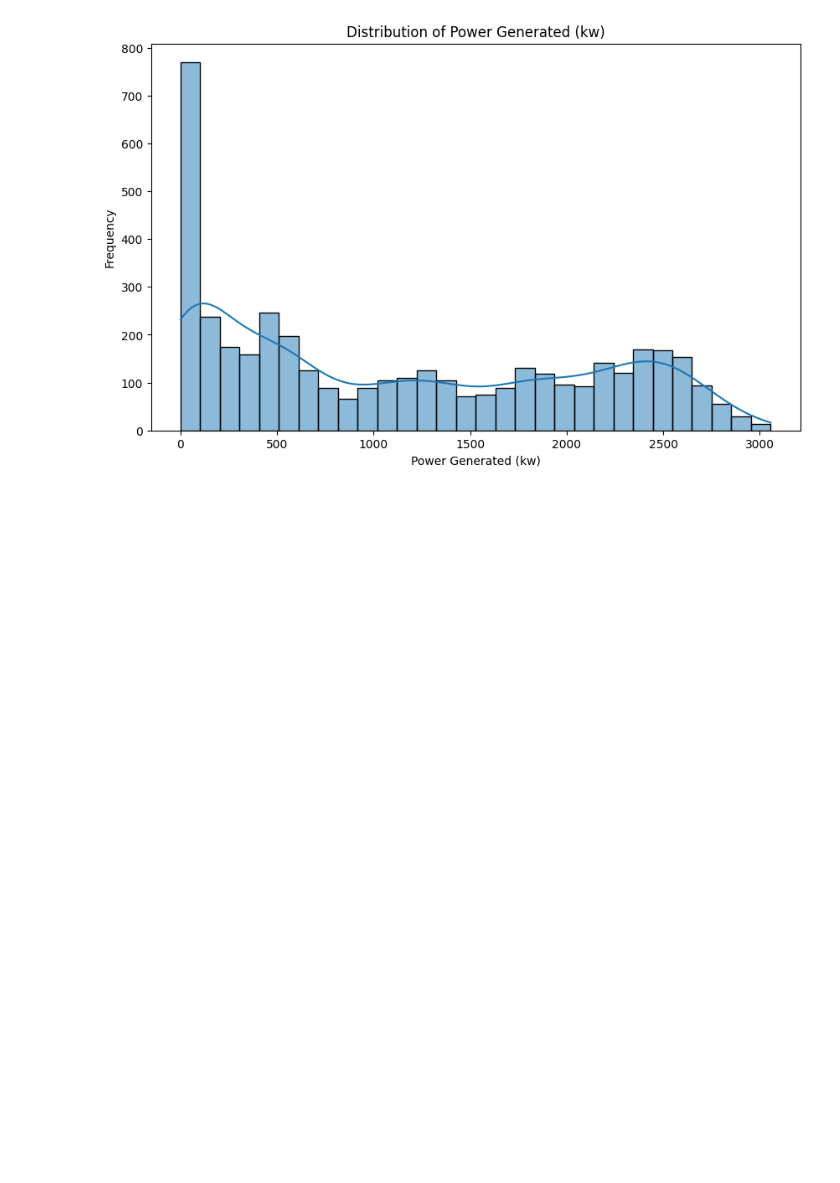
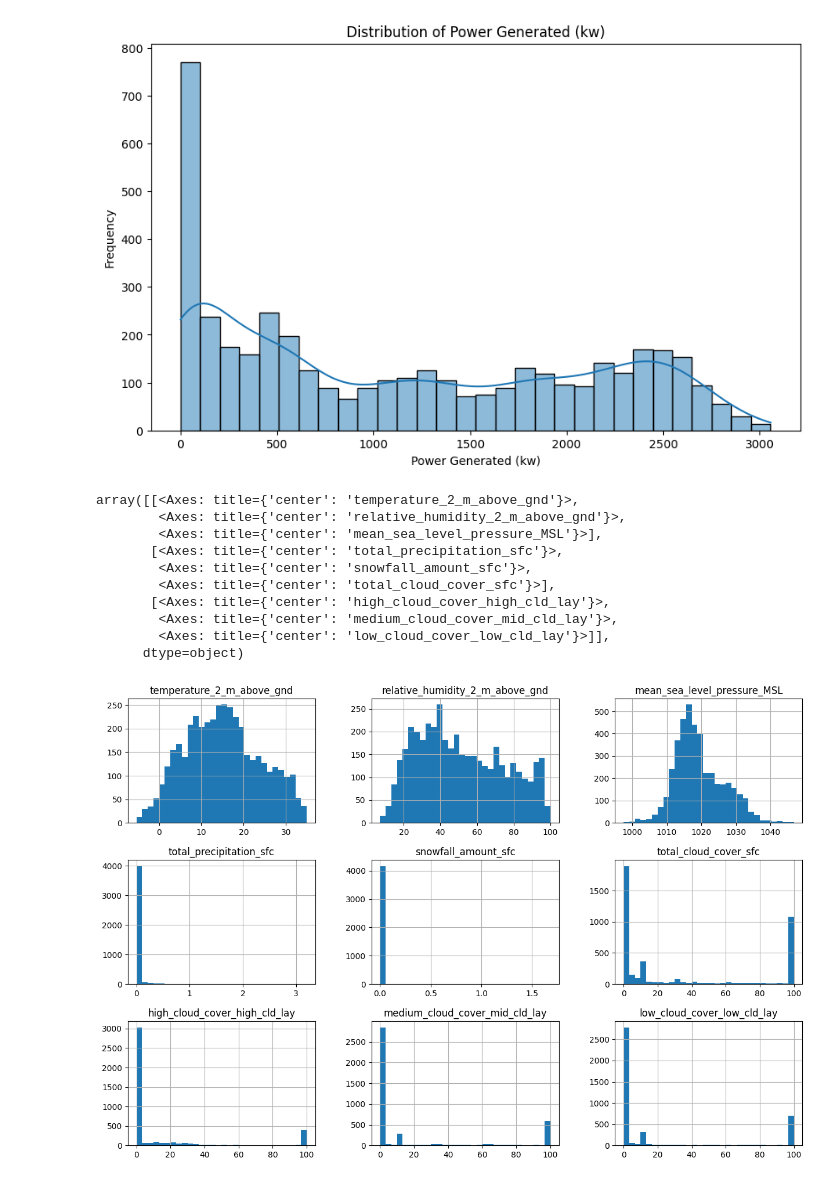
Before and after one commit to Nane1618/week-1, a Jupyter notebook: solarprediction.ipynb, the cells around one changed output. Drawn from its saved outputs; the diff is of its cells as text; code cells hidden in the pictures; blank space fills up the shorter version.

```diff
--- a/solarprediction.ipynb
+++ b/solarprediction.ipynb
@@ -112,0 +132,14 @@ plt.show()
+# %%
+d[d.columns[:9]].hist(bins=30, figsize=(15, 10))
+# %% [output]
+array([[<Axes: title={'center': 'temperature_2_m_above_gnd'}>,
+        <Axes: title={'center': 'relative_humidity_2_m_above_gnd'}>,
+        <Axes: title={'center': 'mean_sea_level_pressure_MSL'}>],
+       [<Axes: title={'center': 'total_precipitation_sfc'}>,
+        <Axes: title={'center': 'snowfall_amount_sfc'}>,
+        <Axes: title={'center': 'total_cloud_cover_sfc'}>],
+       [<Axes: title={'center': 'high_cloud_cover_high_cld_lay'}>,
+        <Axes: title={'center': 'medium_cloud_cover_mid_cld_lay'}>,
+        <Axes: title={'center': 'low_cloud_cover_low_cld_lay'}>]],
+      dtype=object)
+[figure, added]
```
Also changed, not shown: parts of 8 cells of this notebook.
